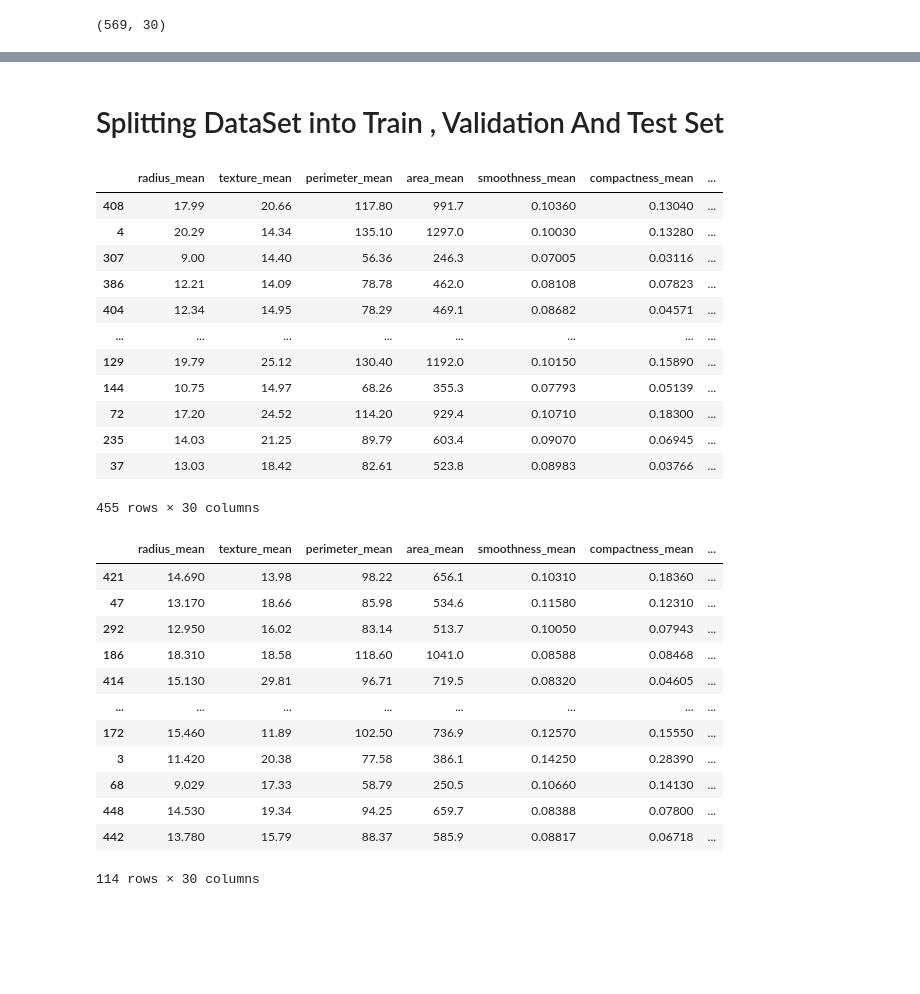
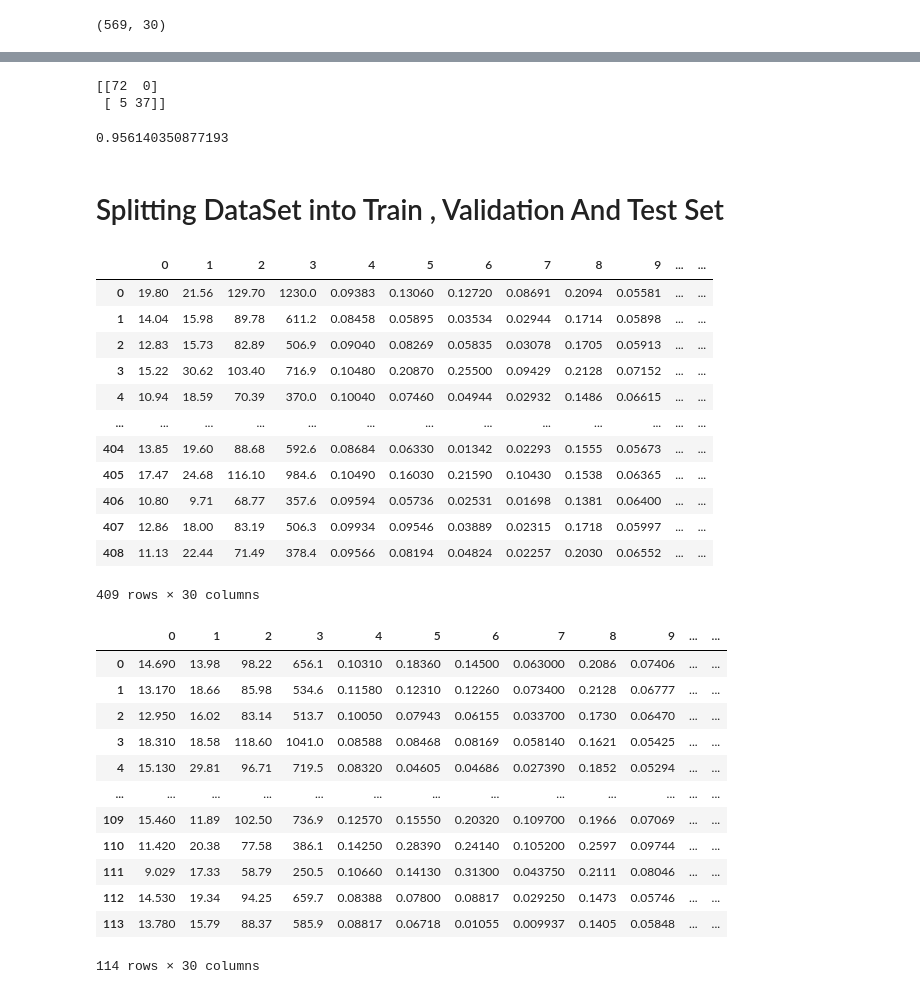
Before and after one commit to ssudhanshu488/Breast_Cancer_Detection, a Jupyter notebook: Breast_Cancer_Prediction.ipynb, the cells around one changed output, grey strips where cells are left out. Cells and saved outputs as stored; diff of their text form; code cells hidden in the pictures; blank space fills up the shorter version.

```diff
--- a/Breast_Cancer_Prediction.ipynb
+++ b/Breast_Cancer_Prediction.ipynb
@@ -15,7 +15,7 @@ from sklearn.model_selection import train_test_split
 # %% [markdown]
 # Importing the DataSet
 # %%
-dataset = pd.read_csv('E:\Project\Breast_Cancer_Detection\data.csv')
+dataset = pd.read_csv('data.csv')
 dataset
 # %% [output]
 |  | id | diagnosis | radius_mean | texture_mean | perimeter_mean | area_mean | smoothness_mean | ... |
@@ -248,3 +248,13 @@ Validation accuracy: 91.30434989929199
+# %%
+from sklearn.metrics import confusion_matrix, accuracy_score
+y_pred = classifier.predict(X_test)
+cm = confusion_matrix(y_test, y_pred)
+print(cm)
+accuracy_score(y_test, y_pred)
+# %% [output]
+[[72  0]
+ [ 5 37]]
+0.956140350877193
 # %% [markdown]
 # Splitting DataSet into Train , Validation And Test Set
 # %%
@@ -252,36 +263,36 @@ x_train, x_test, y_train, y_test = train_test_split(x, y, test_size = 0.2, rando
 # %%
-df_table1 = pd.DataFrame(x_train)
+df_table1 = pd.DataFrame(X_train)
 # Displaying the table
 df_table1
 # %% [output]
-|  | radius_mean | texture_mean | perimeter_mean | area_mean | smoothness_mean | compactness_mean | ... |
-| 408 | 17.99 | 20.66 | 117.80 | 991.7 | 0.10360 | 0.13040 | ... |
-| 4 | 20.29 | 14.34 | 135.10 | 1297.0 | 0.10030 | 0.13280 | ... |
-| 307 | 9.00 | 14.40 | 56.36 | 246.3 | 0.07005 | 0.03116 | ... |
-| 386 | 12.21 | 14.09 | 78.78 | 462.0 | 0.08108 | 0.07823 | ... |
-| 404 | 12.34 | 14.95 | 78.29 | 469.1 | 0.08682 | 0.04571 | ... |
-| ... | ... | ... | ... | ... | ... | ... | ... |
-| 129 | 19.79 | 25.12 | 130.40 | 1192.0 | 0.10150 | 0.15890 | ... |
-| 144 | 10.75 | 14.97 | 68.26 | 355.3 | 0.07793 | 0.05139 | ... |
-| 72 | 17.20 | 24.52 | 114.20 | 929.4 | 0.10710 | 0.18300 | ... |
-| 235 | 14.03 | 21.25 | 89.79 | 603.4 | 0.09070 | 0.06945 | ... |
-| 37 | 13.03 | 18.42 | 82.61 | 523.8 | 0.08983 | 0.03766 | ... |
+|  | 0 | 1 | 2 | 3 | 4 | 5 | 6 | 7 | 8 | 9 | ... | ... |
+| 0 | 19.80 | 21.56 | 129.70 | 1230.0 | 0.09383 | 0.13060 | 0.12720 | 0.08691 | 0.2094 | 0.05581 | ... | ... |
+| 1 | 14.04 | 15.98 | 89.78 | 611.2 | 0.08458 | 0.05895 | 0.03534 | 0.02944 | 0.1714 | 0.05898 | ... | ... |
+| 2 | 12.83 | 15.73 | 82.89 | 506.9 | 0.09040 | 0.08269 | 0.05835 | 0.03078 | 0.1705 | 0.05913 | ... | ... |
+| 3 | 15.22 | 30.62 | 103.40 | 716.9 | 0.10480 | 0.20870 | 0.25500 | 0.09429 | 0.2128 | 0.07152 | ... | ... |
+| 4 | 10.94 | 18.59 | 70.39 | 370.0 | 0.10040 | 0.07460 | 0.04944 | 0.02932 | 0.1486 | 0.06615 | ... | ... |
+| ... | ... | ... | ... | ... | ... | ... | ... | ... | ... | ... | ... | ... |
+| 404 | 13.85 | 19.60 | 88.68 | 592.6 | 0.08684 | 0.06330 | 0.01342 | 0.02293 | 0.1555 | 0.05673 | ... | ... |
+| 405 | 17.47 | 24.68 | 116.10 | 984.6 | 0.10490 | 0.16030 | 0.21590 | 0.10430 | 0.1538 | 0.06365 | ... | ... |
+| 406 | 10.80 | 9.71 | 68.77 | 357.6 | 0.09594 | 0.05736 | 0.02531 | 0.01698 | 0.1381 | 0.06400 | ... | ... |
+| 407 | 12.86 | 18.00 | 83.19 | 506.3 | 0.09934 | 0.09546 | 0.03889 | 0.02315 | 0.1718 | 0.05997 | ... | ... |
+| 408 | 11.13 | 22.44 | 71.49 | 378.4 | 0.09566 | 0.08194 | 0.04824 | 0.02257 | 0.2030 | 0.06552 | ... | ... |
-455 rows × 30 columns
+409 rows × 30 columns
 # %%
-df_table2 = pd.DataFrame(x_test)
+df_table2 = pd.DataFrame(X_test)
 # Displaying the table
 df_table2
 # %% [output]
-|  | radius_mean | texture_mean | perimeter_mean | area_mean | smoothness_mean | compactness_mean | ... |
-| 421 | 14.690 | 13.98 | 98.22 | 656.1 | 0.10310 | 0.18360 | ... |
-| 47 | 13.170 | 18.66 | 85.98 | 534.6 | 0.11580 | 0.12310 | ... |
-| 292 | 12.950 | 16.02 | 83.14 | 513.7 | 0.10050 | 0.07943 | ... |
-| 186 | 18.310 | 18.58 | 118.60 | 1041.0 | 0.08588 | 0.08468 | ... |
-| 414 | 15.130 | 29.81 | 96.71 | 719.5 | 0.08320 | 0.04605 | ... |
-| ... | ... | ... | ... | ... | ... | ... | ... |
-| 172 | 15.460 | 11.89 | 102.50 | 736.9 | 0.12570 | 0.15550 | ... |
-| 3 | 11.420 | 20.38 | 77.58 | 386.1 | 0.14250 | 0.28390 | ... |
-| 68 | 9.029 | 17.33 | 58.79 | 250.5 | 0.10660 | 0.14130 | ... |
-| 448 | 14.530 | 19.34 | 94.25 | 659.7 | 0.08388 | 0.07800 | ... |
-| 442 | 13.780 | 15.79 | 88.37 | 585.9 | 0.08817 | 0.06718 | ... |
+|  | 0 | 1 | 2 | 3 | 4 | 5 | 6 | 7 | 8 | 9 | ... | ... |
+| 0 | 14.690 | 13.98 | 98.22 | 656.1 | 0.10310 | 0.18360 | 0.14500 | 0.063000 | 0.2086 | 0.07406 | ... | ... |
+| 1 | 13.170 | 18.66 | 85.98 | 534.6 | 0.11580 | 0.12310 | 0.12260 | 0.073400 | 0.2128 | 0.06777 | ... | ... |
+| 2 | 12.950 | 16.02 | 83.14 | 513.7 | 0.10050 | 0.07943 | 0.06155 | 0.033700 | 0.1730 | 0.06470 | ... | ... |
+| 3 | 18.310 | 18.58 | 118.60 | 1041.0 | 0.08588 | 0.08468 | 0.08169 | 0.058140 | 0.1621 | 0.05425 | ... | ... |
+| 4 | 15.130 | 29.81 | 96.71 | 719.5 | 0.08320 | 0.04605 | 0.04686 | 0.027390 | 0.1852 | 0.05294 | ... | ... |
+| ... | ... | ... | ... | ... | ... | ... | ... | ... | ... | ... | ... | ... |
+| 109 | 15.460 | 11.89 | 102.50 | 736.9 | 0.12570 | 0.15550 | 0.20320 | 0.109700 | 0.1966 | 0.07069 | ... | ... |
+| 110 | 11.420 | 20.38 | 77.58 | 386.1 | 0.14250 | 0.28390 | 0.24140 | 0.105200 | 0.2597 | 0.09744 | ... | ... |
+| 111 | 9.029 | 17.33 | 58.79 | 250.5 | 0.10660 | 0.14130 | 0.31300 | 0.043750 | 0.2111 | 0.08046 | ... | ... |
+| 112 | 14.530 | 19.34 | 94.25 | 659.7 | 0.08388 | 0.07800 | 0.08817 | 0.029250 | 0.1473 | 0.05746 | ... | ... |
+| 113 | 13.780 | 15.79 | 88.37 | 585.9 | 0.08817 | 0.06718 | 0.01055 | 0.009937 | 0.1405 | 0.05848 | ... | ... |
 114 rows × 30 columns
```
Also changed, not shown: parts of 6 cells of this notebook.
